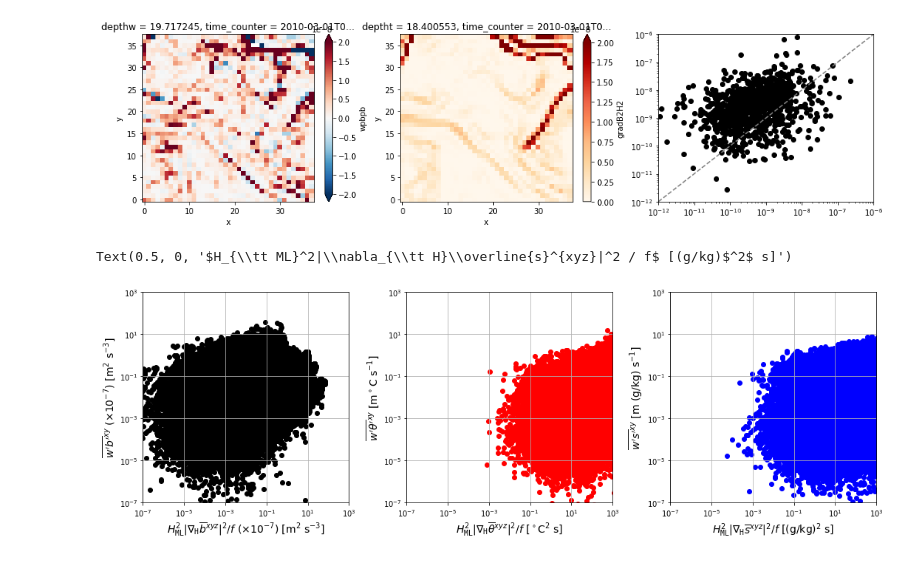
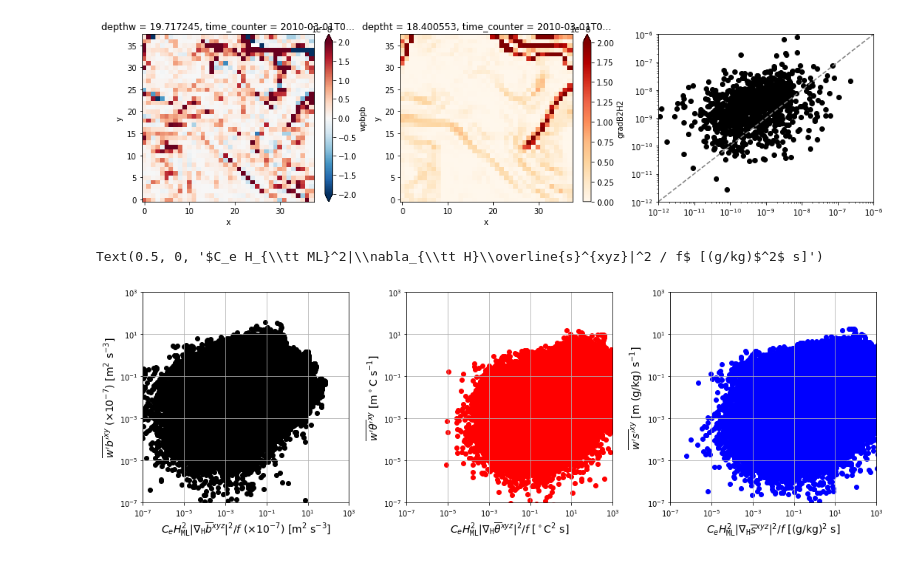
Before and after one commit to roxyboy/eNATL-jupynb, a Jupyter notebook: Dewar-domain/Reunion/Reunion_14-10-2019.ipynb, the cells around one changed output. Cells and saved outputs as stored; diff of their text form; code cells hidden in the pictures.

```diff
--- a/Dewar-domain/Reunion/Reunion_14-10-2019.ipynb
+++ b/Dewar-domain/Reunion/Reunion_14-10-2019.ipynb
@@ -149,39 +149,43 @@ ax3.set_xlim([1e-12,1e-6])
 (1e-12, 1e-06)
 [figure]
 # %%
+Ce = 1e-2
+
 fig, (ax1,ax2,ax3) = plt.subplots(nrows=1, ncols=3, figsize=(15,5))
 fig.set_tight_layout(True)
 ax1.grid(True)
 ax2.grid(True)
 ax3.grid(True)
-ax1.scatter(1e-2*gradC2H.gradB2H2[::24,1::2]*1e7,
+ax1.scatter(Ce*gradC2H.gradB2H2[::24,1::2]*1e7,
             wpCpb.wpbpb[::24,::2,1:-1,1:-1]*1e7,
             c='k')
-ax2.scatter(1e-2*gradC2H.gradT2H2[::24,1::2]*1e4,
+ax2.scatter(Ce*gradC2H.gradT2H2[::24,1::2]*1e4,
             wpCpb.wptpb[::24,::2,1:-1,1:-1]*1e4,
             c='r')
-ax3.scatter(1e-2*gradC2H.gradS2H2[::24,1::2]*1e5,
+ax3.scatter(Ce*gradC2H.gradS2H2[::24,1::2]*1e5,
             wpCpb.wpspb[::24,::2,1:-1,1:-1]*1e5,
             c='b')
 ax1.set_xscale('log')
 ax1.set_yscale('log')
 ax2.set_xscale('log')
 ax2.set_yscale('log')
 ax3.set_xscale('log')
 ax3.set_yscale('log')
 ax1.set_ylim([1e-7,1e3])
 ax1.set_xlim([1e-7,1e3])
 ax2.set_ylim([1e-7,1e3])
 ax2.set_xlim([1e-7,1e3])
 ax3.set_ylim([1e-7,1e3])
 ax3.set_xlim([1e-7,1e3])
 ax1.set_ylabel(r"$\overline{w'b'}^{xy}$ ($\times 10^{-7}$) [m$^2$ s$^{-3}$]", fontsize=14)
 ax2.set_ylabel(r"$\overline{w'\theta'}^{xy}$ [m$^\circ$C s$^{-1}$]", fontsize=14)
 ax3.set_ylabel(r"$\overline{w's'}^{xy}$ [m (g/kg) s$^{-1}$]", fontsize=14)
-ax1.set_xlabel(r"$CH_{\tt ML}^2|\nabla_{\tt H}\overline{b}^{xyz}|^2 / f$ ($\times 10^{-7}$) [m$^2$ s$^{-3}$]",
+ax1.set_xlabel(r"$C_e H_{\tt ML}^2|\nabla_{\tt H}\overline{b}^{xyz}|^2 / f$ ($\times 10^{-7}$) [m$^2$ s$^{-3}$]",
                fontsize=14)
-ax2.set_xlabel(r"$H_{\tt ML}^2|\nabla_{\tt H}\overline{\theta}^{xyz}|^2 / f$ [$^\circ$C$^2$ s]", fontsize=14)
-ax3.set_xlabel(r"$H_{\tt ML}^2|\nabla_{\tt H}\overline{s}^{xyz}|^2 / f$ [(g/kg)$^2$ s]", fontsize=14)
+ax2.set_xlabel(r"$C_e H_{\tt ML}^2|\nabla_{\tt H}\overline{\theta}^{xyz}|^2 / f$ [$^\circ$C$^2$ s]",
+               fontsize=14)
+ax3.set_xlabel(r"$C_e H_{\tt ML}^2|\nabla_{\tt H}\overline{s}^{xyz}|^2 / f$ [(g/kg)$^2$ s]",
+               fontsize=14)
 # %% [output]
-Text(0.5, 0, '$H_{\\tt ML}^2|\\nabla_{\\tt H}\\overline{s}^{xyz}|^2 / f$ [(g/kg)$^2$ s]')
+Text(0.5, 0, '$C_e H_{\\tt ML}^2|\\nabla_{\\tt H}\\overline{s}^{xyz}|^2 / f$ [(g/kg)$^2$ s]')
-[figure, old version]
+[figure, new version]
```
